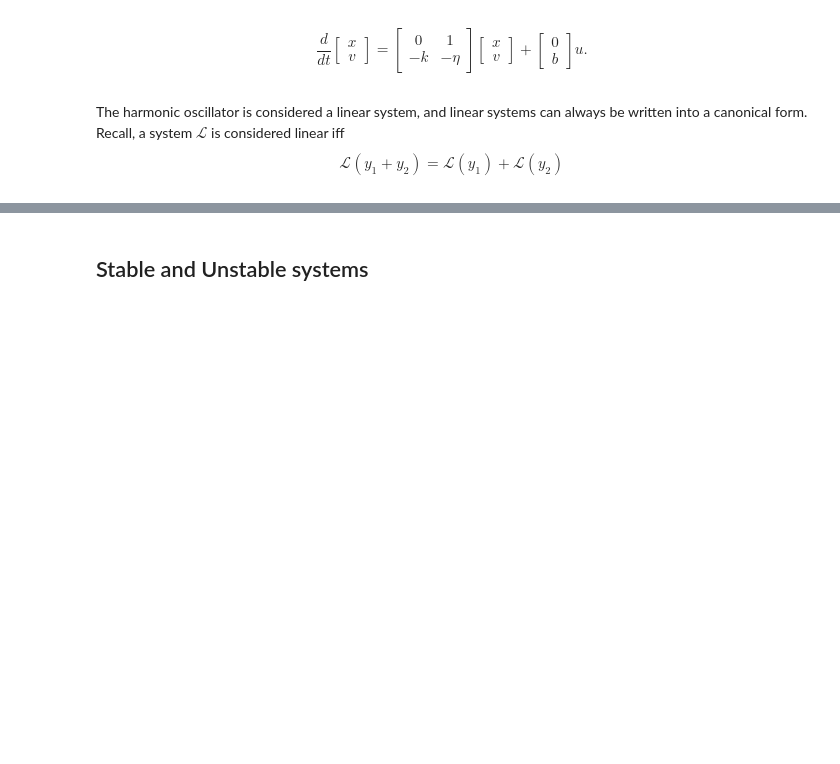
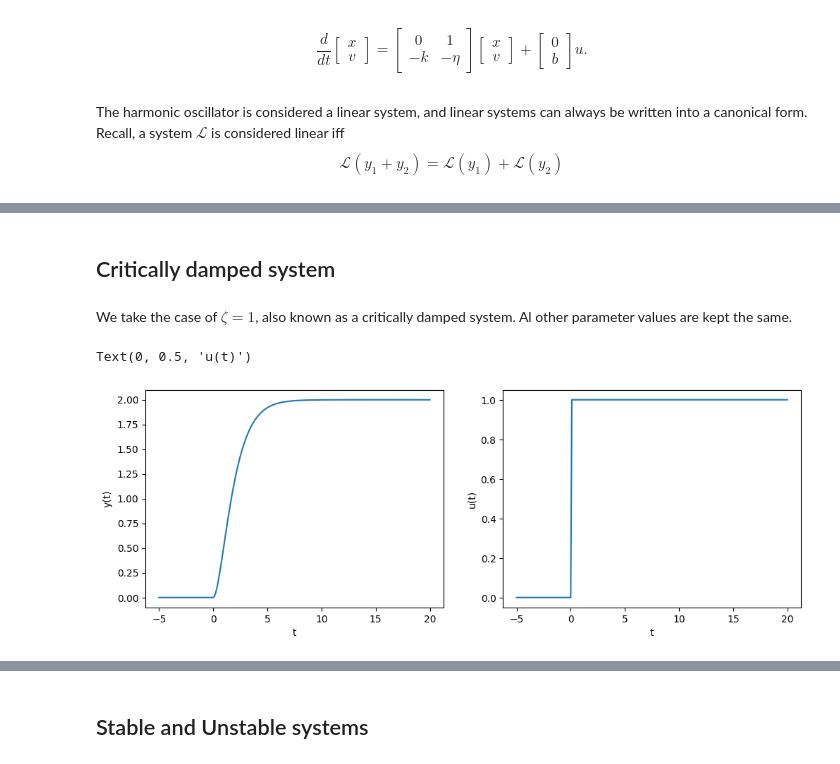
Before and after one commit to noronhaeyan/Control-Theory, a Jupyter notebook: Introduction/PID control 101.ipynb, the cells around one changed output, grey strips where cells are left out. Cells and saved outputs as stored; diff of their text form; code cells hidden in the pictures; blank space fills up the shorter version.

```diff
--- a/Introduction/PID control 101.ipynb
+++ b/Introduction/PID control 101.ipynb
@@ -134,0 +194,23 @@ $$
+# %% [markdown]
+## Critically damped system
+# %% [markdown]
+We take the case of $\zeta = 1$, also known as a critically damped system. Al other parameter values are kept the same.
+# %%
+F = lambda t, s: np.dot(np.array([[0, 1], [-1, -2]]), s) + np.array([0 , 2 * u(t)])
+
+t_eval = np.arange(-5, 20.1, 0.1)
+sol = solve_ivp(F, [-5, 20], [0, 0], t_eval=t_eval)
+
+plt.figure(figsize = (12, 4))
+plt.subplot(121)
+plt.plot(sol.t, sol.y.T[:, 0])
+plt.xlabel('t')
+plt.ylabel('y(t)')
+
+plt.subplot(122)
+plt.plot(sol.t, u(sol.t))
+plt.xlabel('t')
+plt.ylabel('u(t)')
+# %% [output]
+Text(0, 0.5, 'u(t)')
+[figure, added]
```
Also changed, not shown: parts of 59 cells of this notebook.
